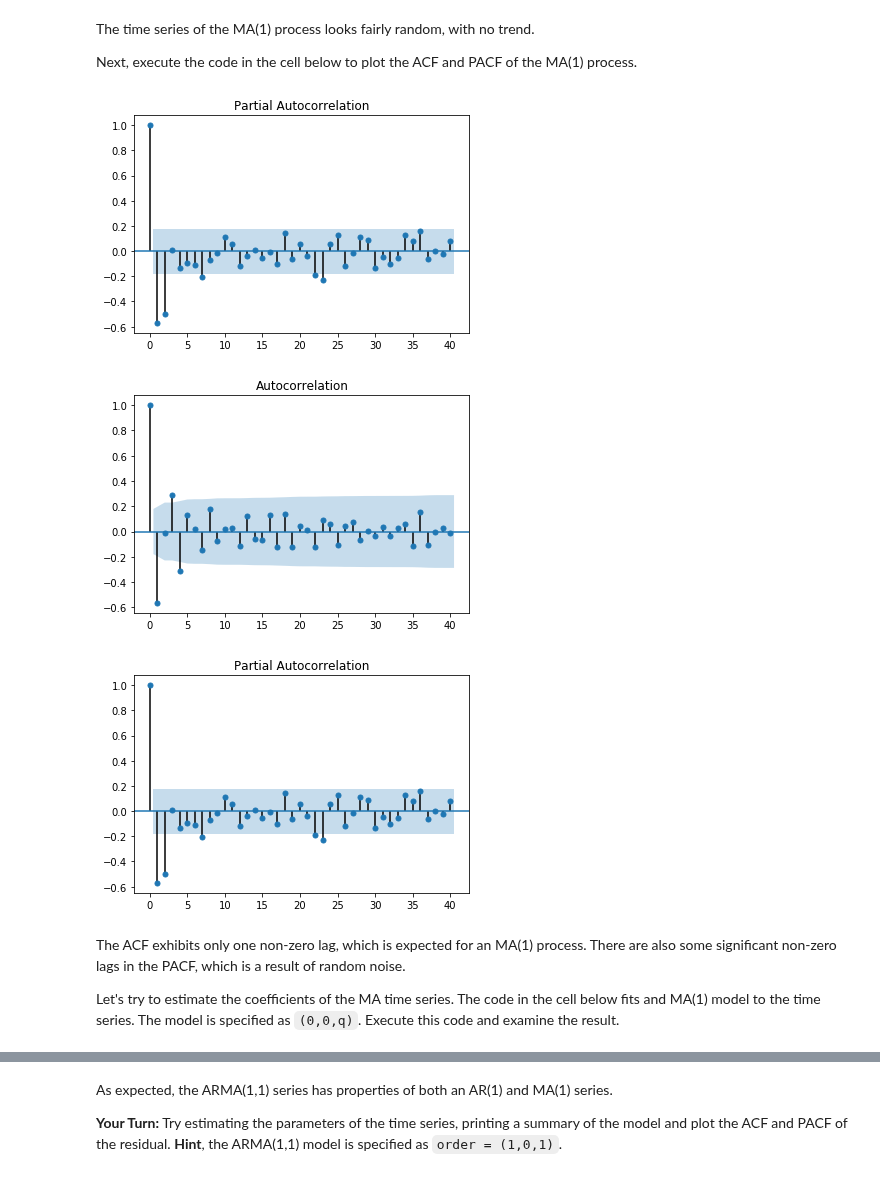
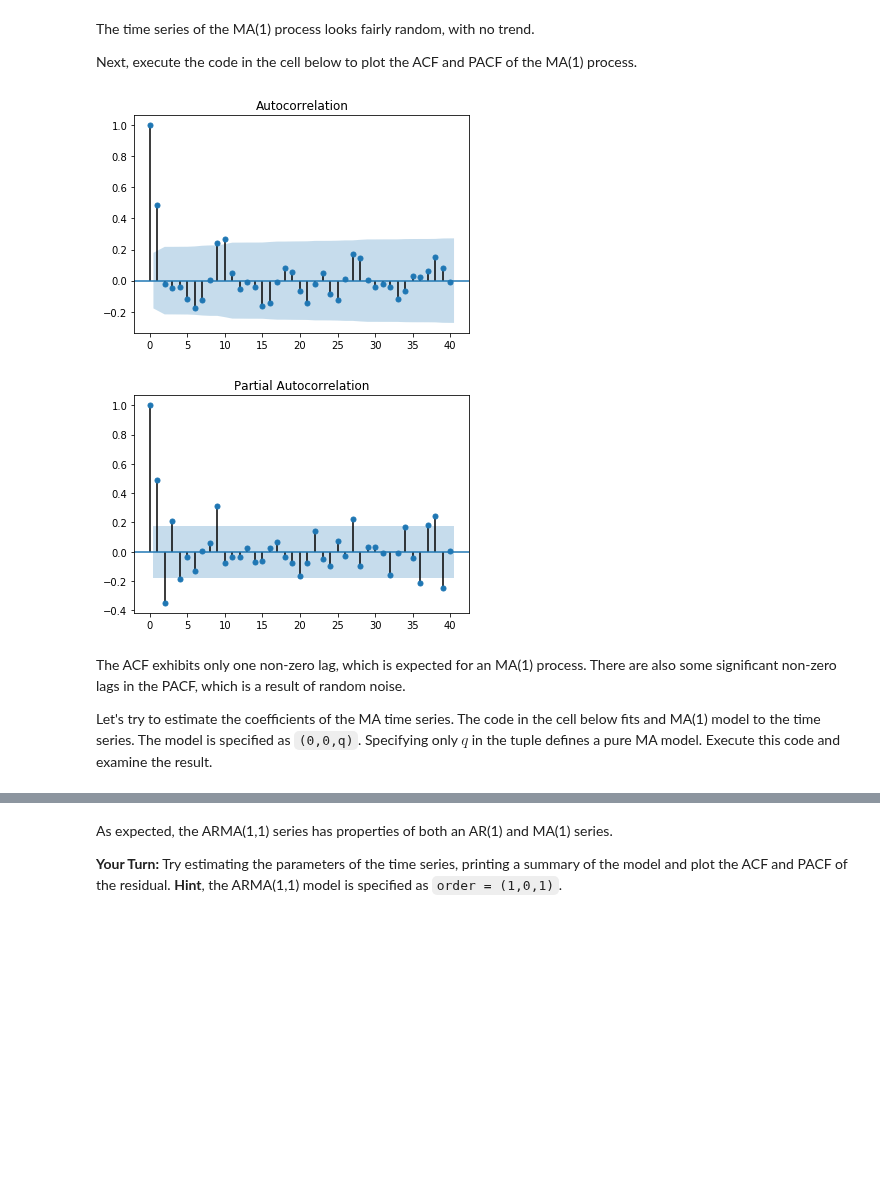
Before and after one commit to StephenElston/DataScience410, a Jupyter notebook: Lecture8/IntroToTimeSeries.ipynb, the cells around one changed output, grey strips where cells are left out. Drawn from its saved outputs; the diff is of its cells as text; code cells hidden in the pictures; blank space fills up the shorter version.

```diff
--- a/Lecture8/IntroToTimeSeries.ipynb
+++ b/Lecture8/IntroToTimeSeries.ipynb
@@ -574,5 +576,5 @@ The code in the cell below computes an `MA(1)` model with a coeficient $\beta_1
 # %%
-ts_series_ma1 = ARMA_model(ar_coef = [1], ma_coef = [1, .75])
+ts_series_ma1 = ARMA_model(ar_coef = [1], ma_coef = [1, .7])
 plot_ts(ts_series_ma1, title = 'Plot of MA(1) process time series')
 # %% [output]
 Is the time series stationary? True
@@ -583,16 +585,15 @@ The time series of the MA(1) process looks fairly random, with no trend.
 
 Next, execute the code in the cell below to plot the ACF and PACF of the MA(1) process.
 # %%
-splt.plot_acf(ts_series_ar2, lags = 40)
-splt.plot_pacf(ts_series_ar2, lags = 40)
+_=splt.plot_acf(ts_series_ma1, lags = 40)
+_=splt.plot_pacf(ts_series_ma1, lags = 40)
 # %% [output]
-[figure, old version]
+[figure, new version]
-[figure, old version]
+[figure, new version]
-[figure, removed]
 # %% [markdown]
 The ACF exhibits only one non-zero lag, which is expected for an MA(1) process. There are also some significant non-zero lags in the PACF, which is a result of random noise.
 
-Let's try to estimate the coefficients of the MA time series. The code in the cell below fits and MA(1) model to the time series. The model is specified as `(0,0,q)`. Execute this code and examine the result.
+Let's try to estimate the coefficients of the MA time series. The code in the cell below fits and MA(1) model to the time series. The model is specified as `(0,0,q)`. Specifying only $q$ in the tuple defines a pure MA model. Execute this code and examine the result.
 # %%
 ma1_model = model_ARIMA(ts_series_ma1, order = (0,0,1))
 # %% [output]
```
Also changed, not shown: parts of 46 cells of this notebook.
